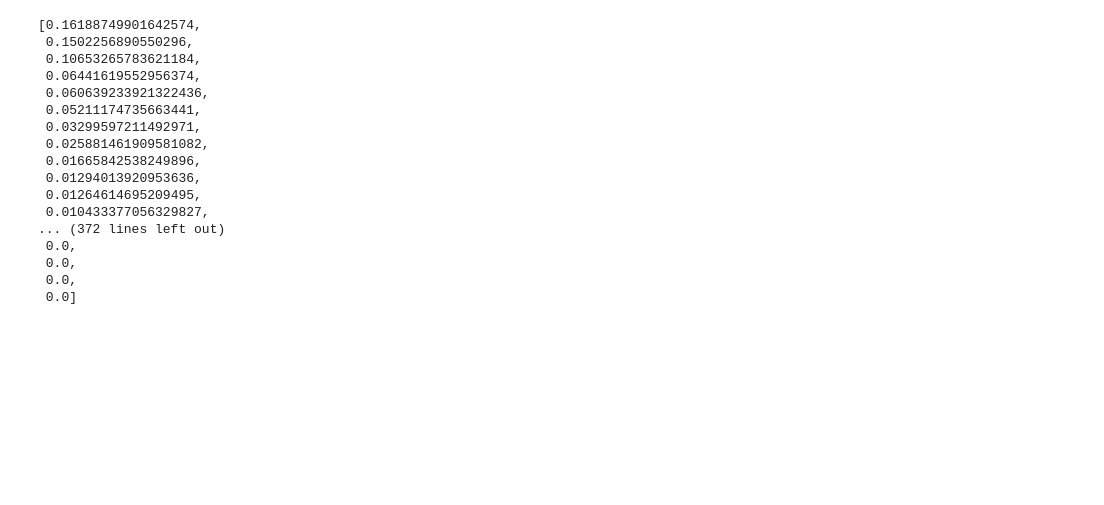
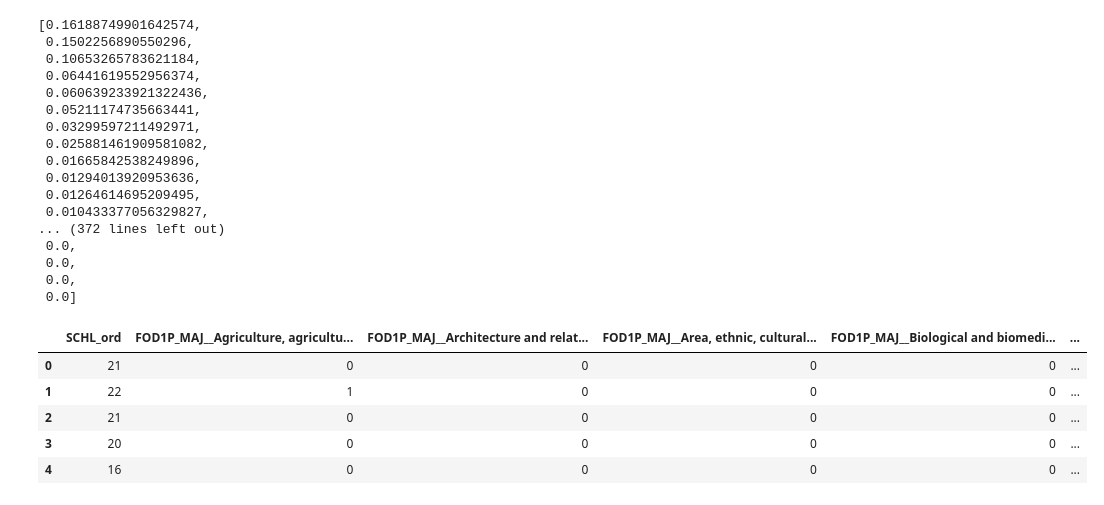
Before and after one commit to DMSaunders/Recommending-Paths-to-Occupations, a Jupyter notebook: notebooks/rf_accuracy_single_occ_15.ipynb, the cells around one changed output. Cells and saved outputs as stored; diff of their text form; code cells hidden in the pictures; blank space fills up the shorter version.

```diff
--- a/notebooks/rf_accuracy_single_occ_15.ipynb
+++ b/notebooks/rf_accuracy_single_occ_15.ipynb
@@ -587,3 +587,12 @@ sortedrffeaturelist
  0.0,
  0.0,
  0.0]
+# %%
+X.head()
+# %% [output]
+|  | SCHL_ord | FOD1P_MAJ__Agriculture, agricultu... | FOD1P_MAJ__Architecture and relat... | FOD1P_MAJ__Area, ethnic, cultural... | FOD1P_MAJ__Biological and biomedi... | ... |
+| 0 | 21 | 0 | 0 | 0 | 0 | ... |
+| 1 | 22 | 1 | 0 | 0 | 0 | ... |
+| 2 | 21 | 0 | 0 | 0 | 0 | ... |
+| 3 | 20 | 0 | 0 | 0 | 0 | ... |
+| 4 | 16 | 0 | 0 | 0 | 0 | ... |
```
Also changed, not shown: 17 other files.
